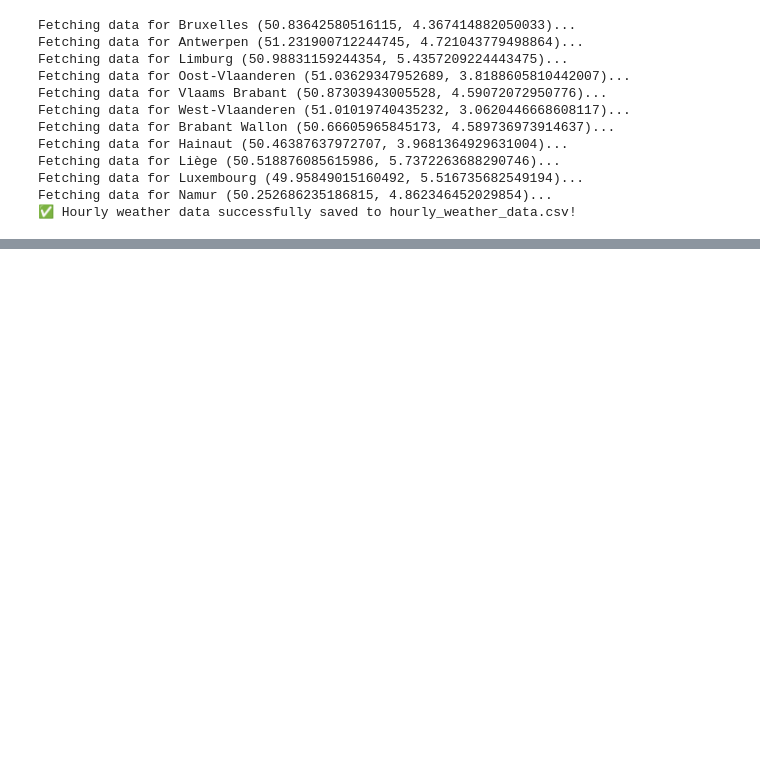
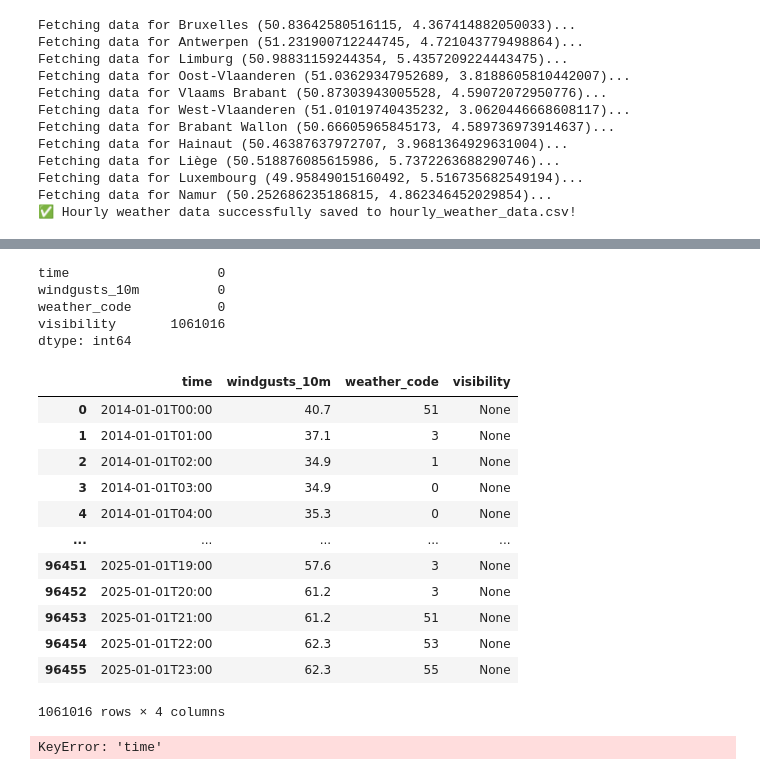
Before and after one commit to LeiY769/DataProject, a Jupyter notebook: Belgium/weather.ipynb, the cells around one changed output, grey strips where cells are left out. Cells and saved outputs as stored; diff of their text form; code cells hidden in the pictures; blank space fills up the shorter version.

Commit message:
Cleaned weather data + db import

```diff
--- a/Belgium/weather.ipynb
+++ b/Belgium/weather.ipynb
@@ -86,3 +92,40 @@ df['snow'].fillna(0, inplace=True)
 df['prcp'].fillna(0, inplace=True)
 
 df.to_csv('hourly_weather_data.csv', index=False)
+# %%
+import requests
+import pandas as pd
+import time
+
+url = "https://archive-api.open-meteo.com/v1/archive"
+
+df = pd.read_csv("hourly_weather_data.csv")
+
+hourly_params = [
+    "windgusts_10m",
+    "weather_code",
+    "visibility"
+]
+
+full = pd.DataFrame()
+for _, row in locations_df.iterrows():
+    lat, lon = row["Latitude"], row["Longitude"]
+
+
+    params = {
+        "latitude": lat,
+        "longitude": lon,
+        "start_date": "2014-01-01",
+        "end_date": "2025-01-01",
+        "hourly": hourly_params,
+        "timezone": "Europe/Brussels"
+    }
+    response = requests.get(url, params=params)
+
+    data = response.json()
+    temp = pd.DataFrame(data["hourly"])
+
+    temp = pd.DataFrame(data["hourly"])
+    full = pd.concat([full, temp])
+    #Delay needed due otherwise the requests after the first will fail due to limit
+    time.sleep(100)
@@ -88,0 +135,31 @@ df.to_csv('hourly_weather_data.csv', index=False)
+# %%
+print(full.isnull().sum())
+display(full)
+# %% [output]
+time                   0
+windgusts_10m          0
+weather_code           0
+visibility       1061016
+dtype: int64
+|  | time | windgusts_10m | weather_code | visibility |
+| 0 | 2014-01-01T00:00 | 40.7 | 51 | None |
+| 1 | 2014-01-01T01:00 | 37.1 | 3 | None |
+| 2 | 2014-01-01T02:00 | 34.9 | 1 | None |
+| 3 | 2014-01-01T03:00 | 34.9 | 0 | None |
+| 4 | 2014-01-01T04:00 | 35.3 | 0 | None |
+| ... | ... | ... | ... | ... |
+| 96451 | 2025-01-01T19:00 | 57.6 | 3 | None |
+| 96452 | 2025-01-01T20:00 | 61.2 | 3 | None |
+| 96453 | 2025-01-01T21:00 | 61.2 | 51 | None |
+| 96454 | 2025-01-01T22:00 | 62.3 | 53 | None |
+| 96455 | 2025-01-01T23:00 | 62.3 | 55 | None |
+1061016 rows × 4 columns
+# %%
+df = pd.read_csv('hourly_weather_data.csv')
+
+df["time"] = pd.to_datetime(df["time"])
+df["date"] = df["time"].dt.strftime("%Y-%m-%d")
+df["hour"] = df["time"].dt.strftime("%H:%M:%S")
+df.drop(columns=["time"], inplace=True)
+# %% [output]
+KeyError: 'time'
```
Also changed, not shown: parts of 7 cells of this notebook, 3 other files.
